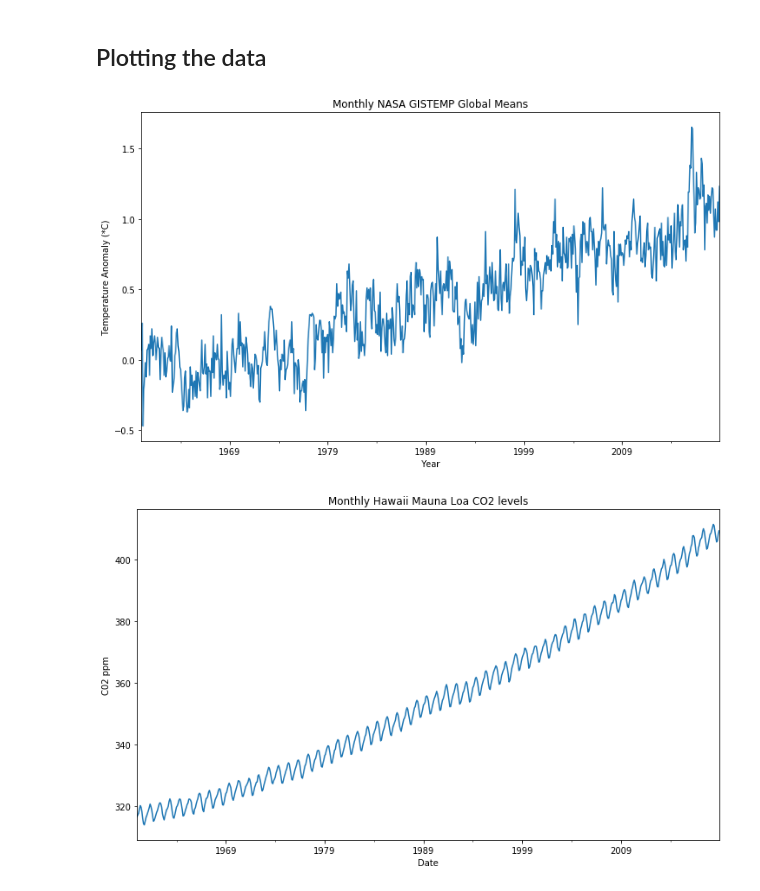
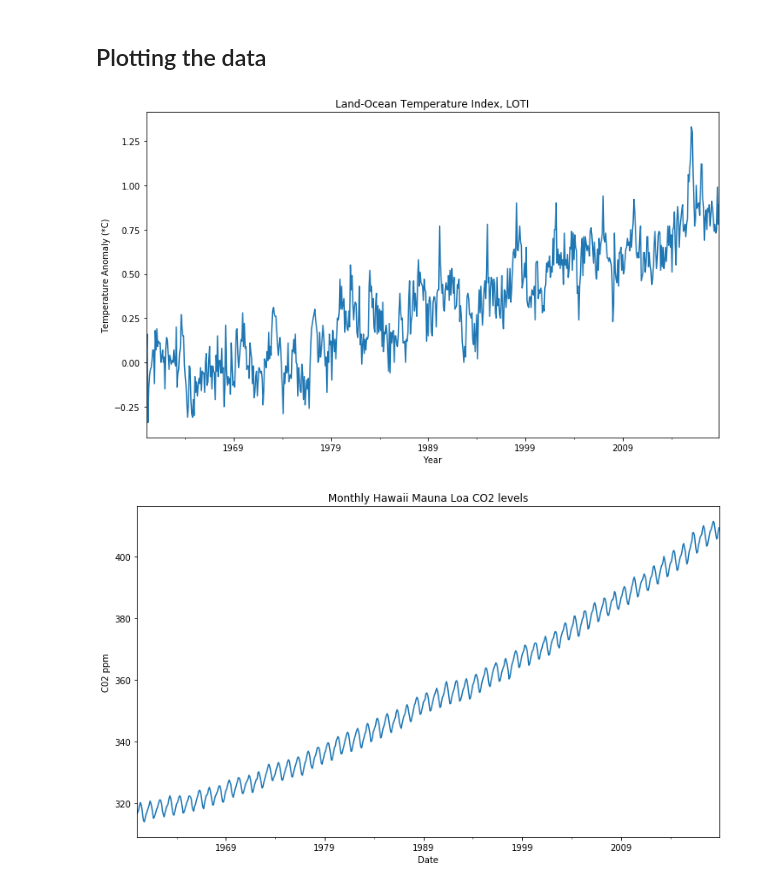
Before and after one commit to SimoAntikainen/sarimax-climate-change-forecast, a Jupyter notebook: sarimax-climate-change-forecast.ipynb, the cells around one changed output. Drawn from its saved outputs; the diff is of its cells as text; code cells hidden in the pictures.

```diff
--- a/sarimax-climate-change-forecast.ipynb
+++ b/sarimax-climate-change-forecast.ipynb
@@ -24,7 +24,8 @@ warnings.filterwarnings("ignore")
 # %% [markdown]
 ### NASA GISTEMP Global Means
 # %%
-glb = read_csv('weather_data/GLB.Ts.csv', skiprows=1)
-glb.head()
+glb = read_csv('weather_data/GLB.Ts+dSST.csv', skiprows=1)
+glb = glb[0:139]
+glb.tail()
 # %% [output]
 |  | Year | Jan | Feb | Mar | Apr | May | Jun | Jul | Aug | Sep | Oct | ... |
@@ -58,6 +59,7 @@ def preprocess_temp_anomaly(anomaly):
 
 
 glb_formatted = preprocess_temp_anomaly(glb)
+glb_formatted['anomaly'] = pd.to_numeric(glb_formatted.anomaly)
 glb_formatted.head()
 # %% [output]
 |  | anomaly |
@@ -160,12 +162,12 @@ exogenous.tail()
 # %%
 fig, ax = plt.subplots(1,1,figsize=(12,7))
 anomalyrange.anomaly.plot(ax=ax)
 plt.xlabel('Year')
 plt.ylabel('Temperature Anomaly (*C)')
-plt.title('Monthly NASA GISTEMP Global Means')
+plt.title('Land-Ocean Temperature Index, LOTI')
 plt.show()
 # %% [output]
-[figure, old version]
+[figure, new version]
 # %%
 fig, ax = plt.subplots(1,1,figsize=(12,7))
 co2range.CO2filled.plot(ax=ax)
```
Also changed, not shown: parts of 84 cells of this notebook, 6 other files.
